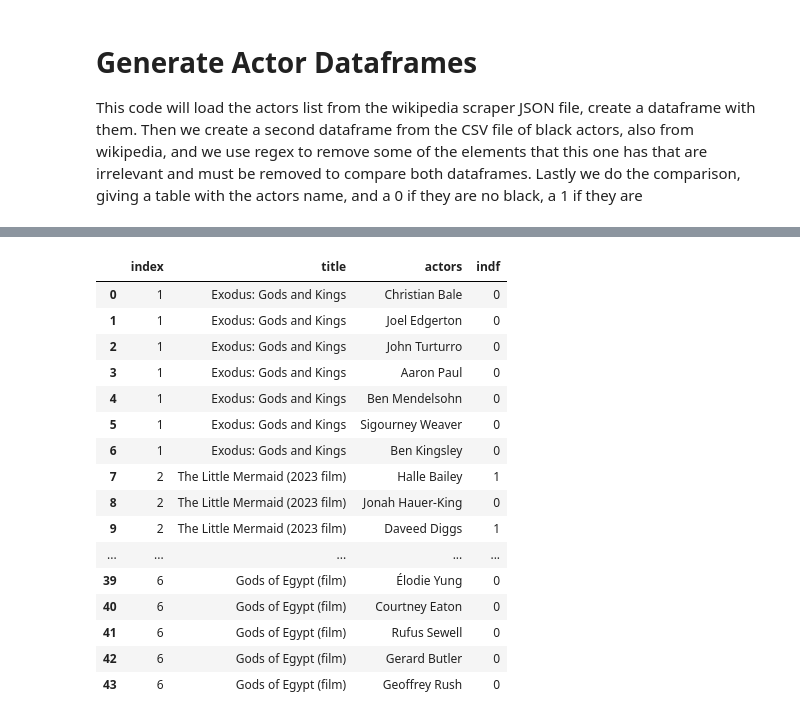
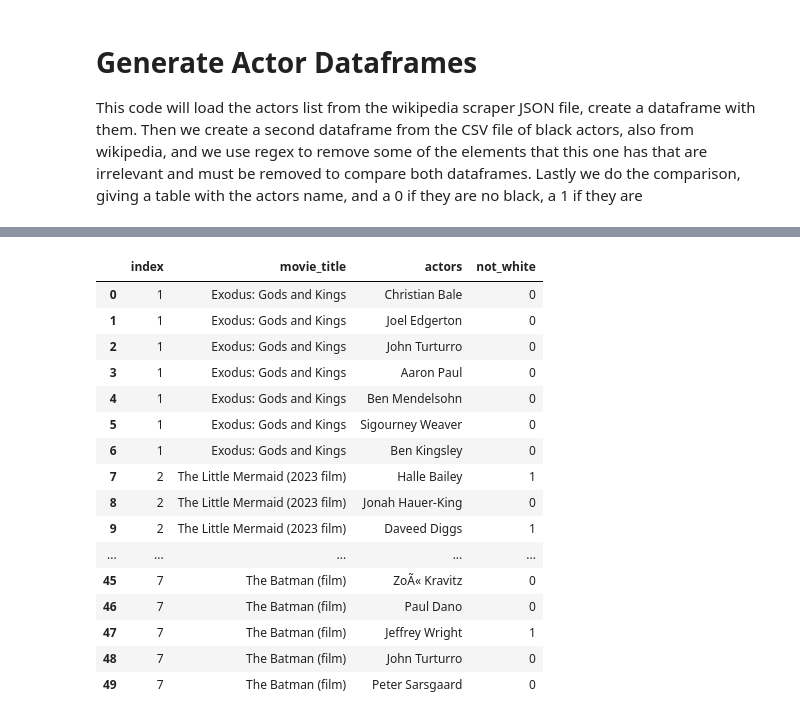
Before and after one commit to KamilKojs/DITW_project, a Jupyter notebook: src/actor_df.ipynb, the cells around one changed output, grey strips where cells are left out. Cells and saved outputs as stored; diff of their text form; code cells hidden in the pictures.

```diff
--- a/src/actor_df.ipynb
+++ b/src/actor_df.ipynb
@@ -73,20 +60,0 @@ labeled_actor_df = actor_df.assign(indf=actor_df['actors'].isin(actors).astype(i
-# %%
-labeled_actor_df
-# %% [output]
-|  | index | title | actors | indf |
-| 0 | 1 | Exodus: Gods and Kings | Christian Bale | 0 |
-| 1 | 1 | Exodus: Gods and Kings | Joel Edgerton | 0 |
-| 2 | 1 | Exodus: Gods and Kings | John Turturro | 0 |
-| 3 | 1 | Exodus: Gods and Kings | Aaron Paul | 0 |
-| 4 | 1 | Exodus: Gods and Kings | Ben Mendelsohn | 0 |
-| 5 | 1 | Exodus: Gods and Kings | Sigourney Weaver | 0 |
-| 6 | 1 | Exodus: Gods and Kings | Ben Kingsley | 0 |
-| 7 | 2 | The Little Mermaid (2023 film) | Halle Bailey | 1 |
-| 8 | 2 | The Little Mermaid (2023 film) | Jonah Hauer-King | 0 |
-| 9 | 2 | The Little Mermaid (2023 film) | Daveed Diggs | 1 |
-| ... | ... | ... | ... | ... |
-| 39 | 6 | Gods of Egypt (film) | Élodie Yung | 0 |
-| 40 | 6 | Gods of Egypt (film) | Courtney Eaton | 0 |
-| 41 | 6 | Gods of Egypt (film) | Rufus Sewell | 0 |
-| 42 | 6 | Gods of Egypt (film) | Gerard Butler | 0 |
-| 43 | 6 | Gods of Egypt (film) | Geoffrey Rush | 0 |
@@ -94,0 +61,29 @@ labeled_actor_df
+# %%
+# See if the actors from one dataframe appear in the other, if they do add a 1 to the column on the
+# right. This column is changed, as well as the title column, to better match their descriptions
+#labeled_actor_df = actor_df.assign(indf=actor_df['actors'].isin(black_actor_df['actor_id'].str.extract(
+#                    '(.*)(?=\s[-–])', expand=False)).astype(int))
+
+labeled_actor = actor_df.assign(indf=actor_df['actors'].isin(black_actor_df['actor_id']).astype(int))
+
+# Change name of column
+labeled_actor = labeled_actor.rename(columns = {'title': 'movie_title', 'indf': 'not_white'})
+labeled_actor.head(50)
+# %% [output]
+|  | index | movie_title | actors | not_white |
+| 0 | 1 | Exodus: Gods and Kings | Christian Bale | 0 |
+| 1 | 1 | Exodus: Gods and Kings | Joel Edgerton | 0 |
+| 2 | 1 | Exodus: Gods and Kings | John Turturro | 0 |
+| 3 | 1 | Exodus: Gods and Kings | Aaron Paul | 0 |
+| 4 | 1 | Exodus: Gods and Kings | Ben Mendelsohn | 0 |
+| 5 | 1 | Exodus: Gods and Kings | Sigourney Weaver | 0 |
+| 6 | 1 | Exodus: Gods and Kings | Ben Kingsley | 0 |
+| 7 | 2 | The Little Mermaid (2023 film) | Halle Bailey | 1 |
+| 8 | 2 | The Little Mermaid (2023 film) | Jonah Hauer-King | 0 |
+| 9 | 2 | The Little Mermaid (2023 film) | Daveed Diggs | 1 |
+| ... | ... | ... | ... | ... |
+| 45 | 7 | The Batman (film) | ZoÃ« Kravitz | 0 |
+| 46 | 7 | The Batman (film) | Paul Dano | 0 |
+| 47 | 7 | The Batman (film) | Jeffrey Wright | 1 |
+| 48 | 7 | The Batman (film) | John Turturro | 0 |
+| 49 | 7 | The Batman (film) | Peter Sarsgaard | 0 |
```
Also changed, not shown: parts of 8 cells of this notebook.
